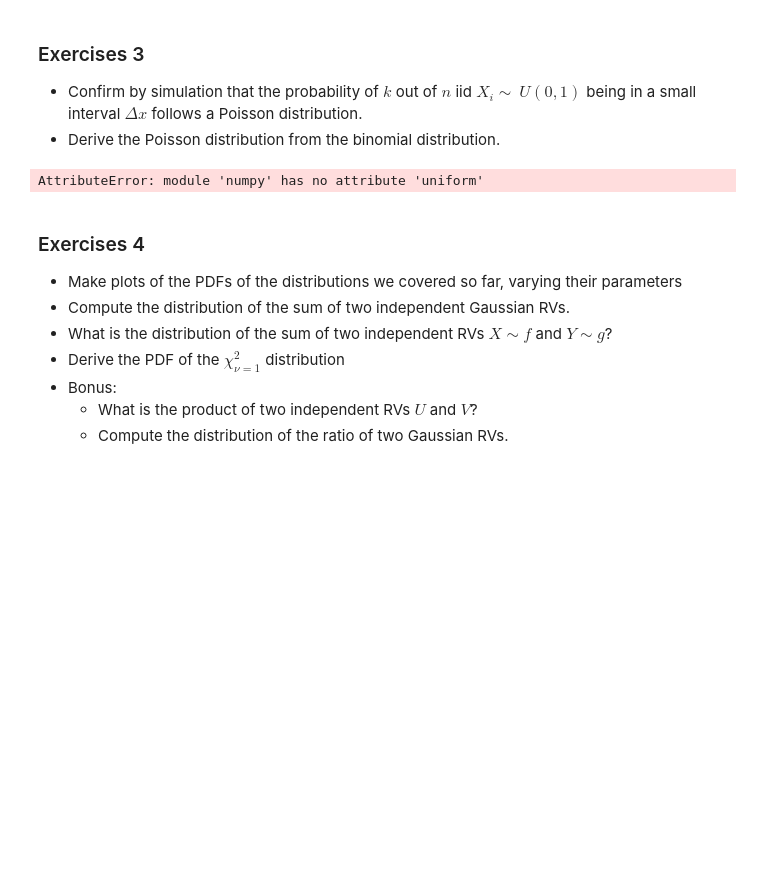
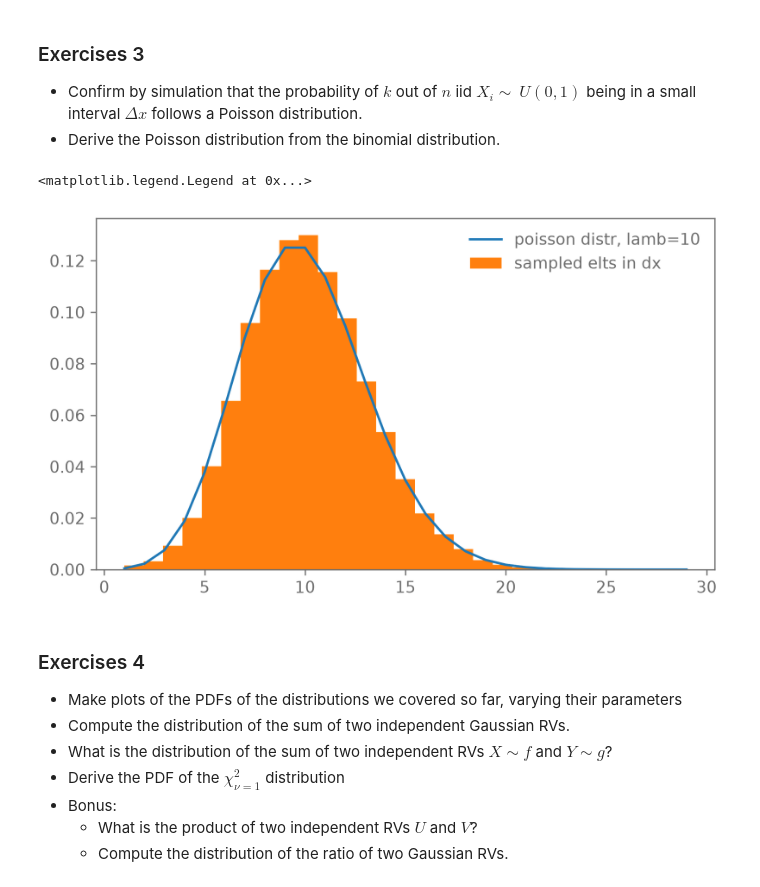
Before and after one commit to bermeyer/Bayesian-Stats-HS2026, a Jupyter notebook: my_exercise_solutions/Ex3.ipynb, the cells around one changed output. Cells and saved outputs as stored; diff of their text form; code cells hidden in the pictures; blank space fills up the shorter version.

```diff
--- a/my_exercise_solutions/Ex3.ipynb
+++ b/my_exercise_solutions/Ex3.ipynb
@@ -103,10 +119,29 @@ Show the expressions for the mean and variance:
 
 - Confirm by simulation that the probability of $k$ out of $n$ iid $X_i\sim\ U(0,1)$ being in a small interval $\Delta x$ follows a Poisson distribution.
 - Derive the Poisson distribution from the binomial distribution.
-# %%
-x=np.uniform(100)
-# %% [output]
-AttributeError: module 'numpy' has no attribute 'uniform'
+# %%
+def poisson(k,lamb):
+    return lamb**int(k) /sc.special.factorial(int(k)) *np.exp(-lamb)
+
+def sim(n_tries,n=1000):
+    nrs=np.zeros(n_tries)
+    for i in range (0,n_tries):
+        x=np.random.uniform(0,1,n)
+        dx_low=np.random.random(1)
+        mask= (x>=dx_low) & (x<=dx_low+10/n)
+        counts=len(x[mask])
+        nrs[i]=counts
+    return nrs
+# %%
+n=1000
+lamb=10
+arr=[poisson(elt,lamb) for elt in np.arange(1,30,1)]
+plt.plot(np.arange(1,30,1),arr, label="poisson distr, lamb=10")
+plt.hist(sim(100000,n=1000),bins=29,density=True,range=(1,29), label="sampled elts in dx")
+plt.legend()
+# %% [output]
+<matplotlib.legend.Legend at 0x...>
+[figure, added]
 # %% [markdown]
 ### Exercises 4
 
```
Also changed, not shown: parts of 4 cells of this notebook.
